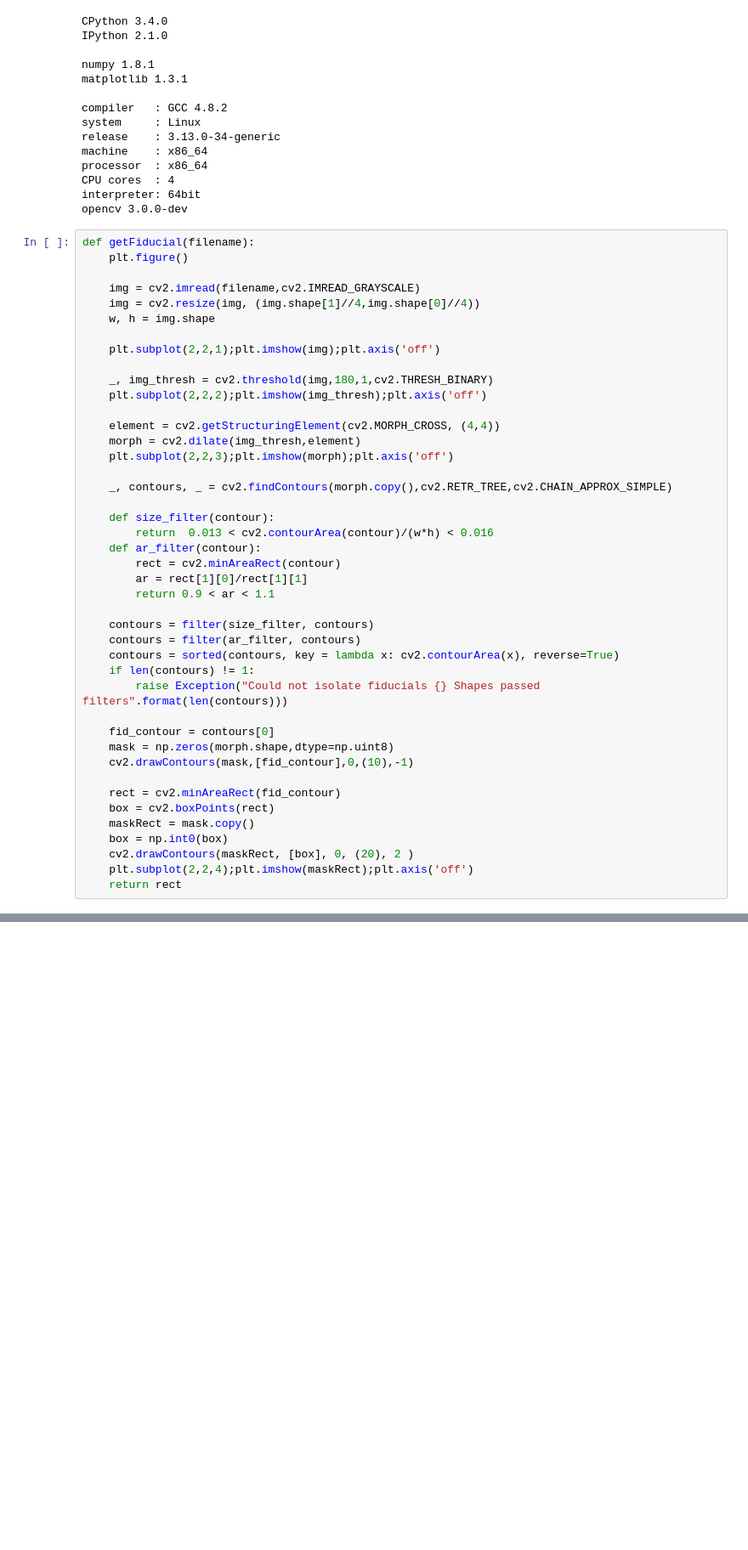
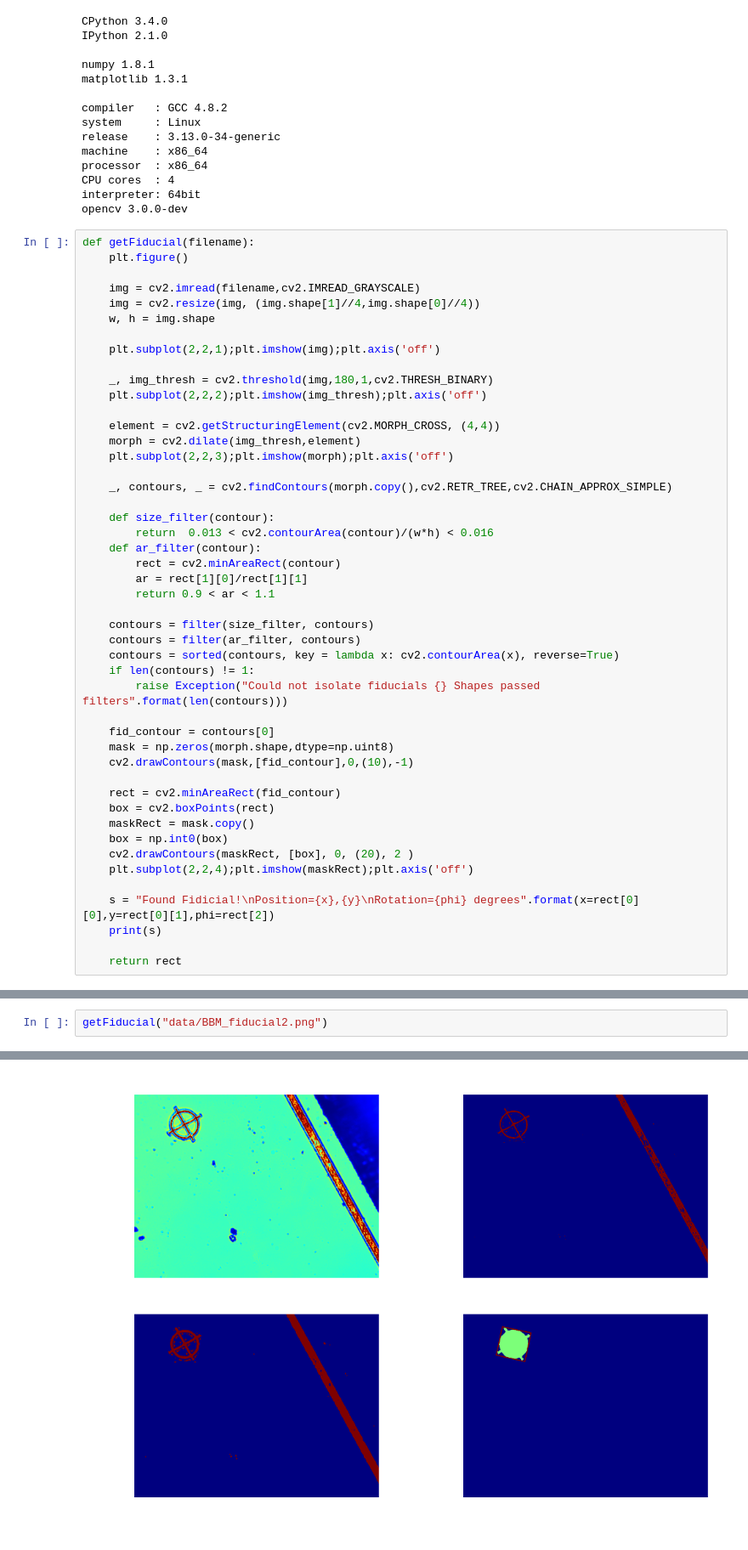
Before and after one commit to egmont7/Small, a Jupyter notebook: Fiducial_Recognition.ipynb, the cells around one changed output, grey strips where cells are left out. Shown: that part at 85% size. Drawn from its saved outputs; the diff is of its cells as text; blank space fills up the shorter version.

Commit message:
Update Fiducial Recognition

```diff
--- a/Fiducial_Recognition.ipynb
+++ b/Fiducial_Recognition.ipynb
@@ -65,4 +65,8 @@ def getFiducial(filename):
     box = np.int0(box)
     cv2.drawContours(maskRect, [box], 0, (20), 2 )
     plt.subplot(2,2,4);plt.imshow(maskRect);plt.axis('off')
+
+    s = "Found Fidicial!\nPosition={x},{y}\nRotation={phi} degrees".format(x=rect[0][0],y=rect[0][1],phi=rect[2])
+    print(s)
+
     return rect
@@ -75 +95,4 @@ getFiducial("data/BBM_fiducial7.png")
 [figure]
+# %%
+getFiducial("data/BBM_fiducial2.png")
+# %% [output]
@@ -75,0 +105 @@ getFiducial("data/BBM_fiducial7.png")
+[figure, added]
```
Also changed, not shown: parts of 4 cells of this notebook.
